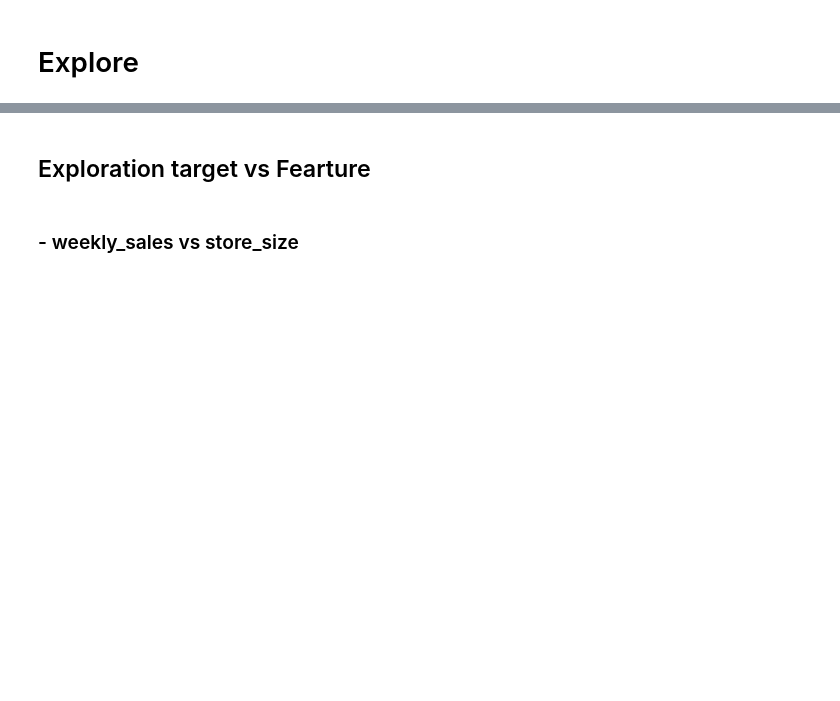
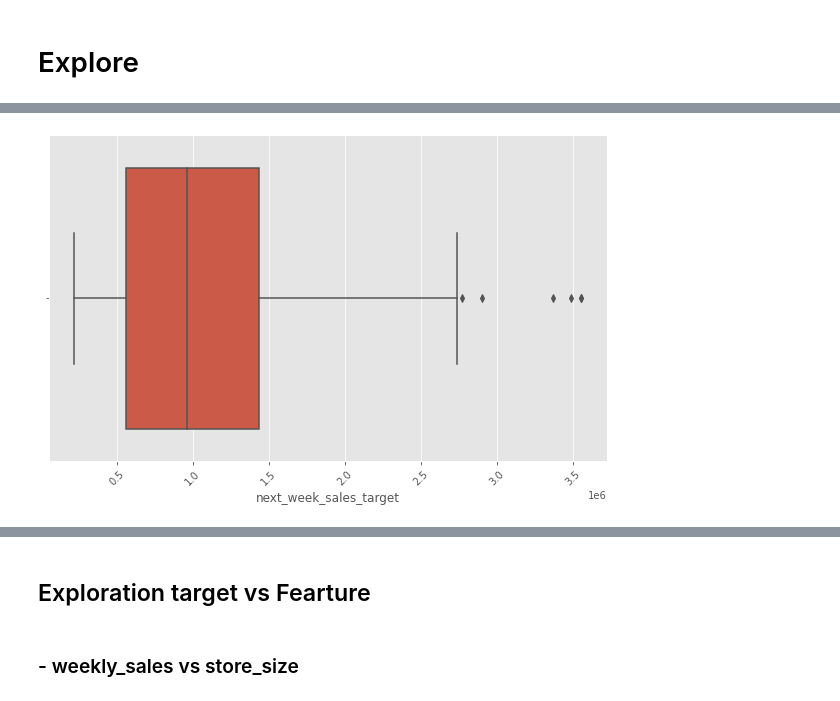
Before and after one commit to Attention-Walmart-Shoppers/capstone, a Jupyter notebook: cindy_initial_notebook.ipynb, the cells around one changed output, grey strips where cells are left out. Cells and saved outputs as stored; diff of their text form; code cells hidden in the pictures; blank space fills up the shorter version.

```diff
--- a/cindy_initial_notebook.ipynb
+++ b/cindy_initial_notebook.ipynb
@@ -664,8 +774,10 @@ plt.show()
 # %%
 plt.figure(figsize=(10,6))
-sns.boxplot(train['weekly_sales'])
+sns.boxplot(train['next_week_sales_target'])
 plt.xticks(rotation=45)
 #plt.ticklabel_format(style = 'plain')
 plt.show()
+# %% [output]
+[figure, added]
 # %%
 plt.figure(figsize=(10,6))
```
Also changed, not shown: parts of 77 cells of this notebook.
